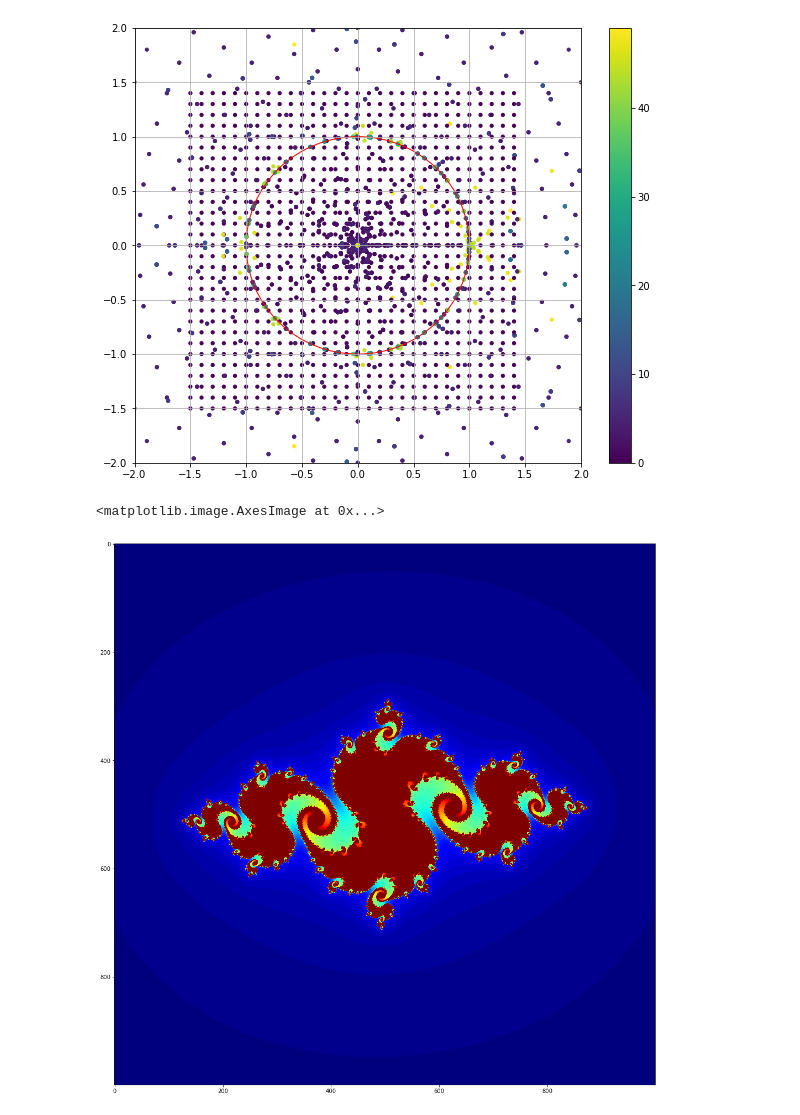
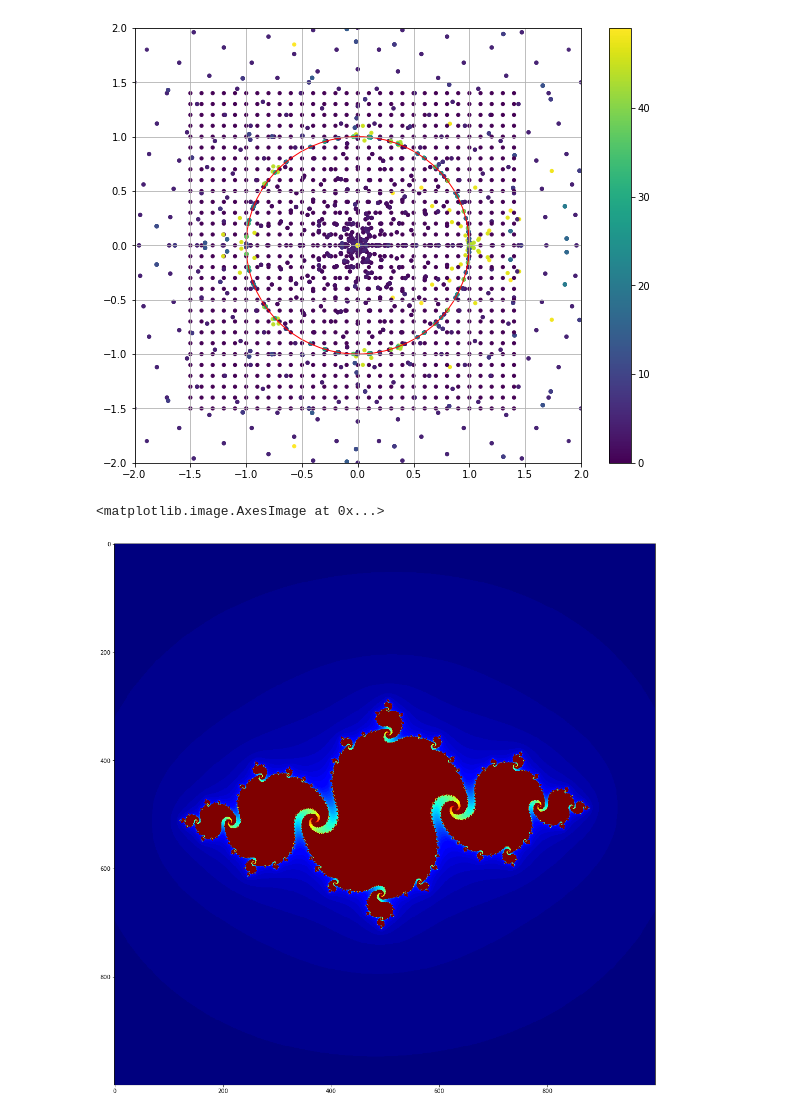
Before and after one commit to ErikBorn/Python, a Jupyter notebook: Misc/juliaset.ipynb, the cells around one changed output. Drawn from its saved outputs; the diff is of its cells as text; code cells hidden in the pictures.

```diff
--- a/Misc/juliaset.ipynb
+++ b/Misc/juliaset.ipynb
@@ -84,30 +84,30 @@ def julia(z, c, maxiter):
     return iteration
 # %%
 # value of c (unique for each Julia set)
-c = complex(-0.768662, 0.0930477)
+c = complex(-0.788662, 0.0930477)
 #c = complex(-0.166517,-0.662029)
 
 # create an array of the right size to represent the atlas, we use the number of items in xvalues and yvalues
 atlas = np.zeros((xlen,ylen))
 
 # go through each point in this atlas array and test to see how many iterations are needed to diverge (or reach the maximum iterations when not diverging)
 for ix in range(xlen):
     for iy in range(ylen):
 
         # at this point in the array, work out what the actual real and imaginary parts of x are by looking it up in the xvalue and yvalue lists
         zx = xvalues[ix]
         zy = yvalues[iy]
         z = complex(zx, zy)
 
         # now we know what c is for this place in the atlas, apply the julia() function to return the number of iterations it took to diverge
         # we use 80 maximum iterations to stop and accept the function didn't diverge
         atlas[ix,iy] = julia(z, c, 80)
 
 # set the figure size
 plt.figure(figsize=(18,18))
 
 # plot the array atlas as an image, with its values represented as colours, peculiarity of python that we have to transpose the array
 plt.imshow(atlas.T, interpolation="nearest", cmap="jet")
 # %% [output]
 <matplotlib.image.AxesImage at 0x...>
-[figure, old version]
+[figure, new version]
```
Also changed, not shown: 9 other files.
